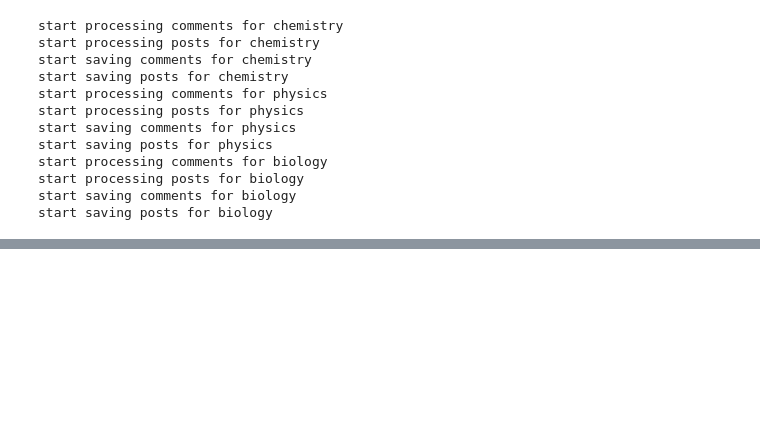
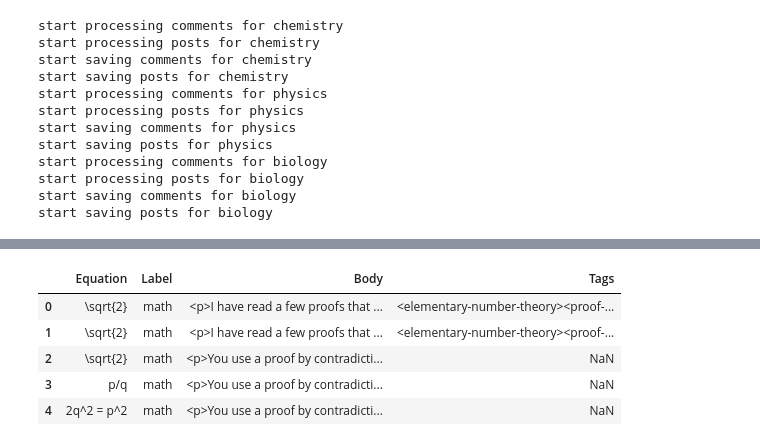
Before and after one commit to gdso-math/math-stack, a Jupyter notebook: notebooks/01_data_preprocessing.ipynb, the cells around one changed output, grey strips where cells are left out. Drawn from its saved outputs; the diff is of its cells as text; code cells hidden in the pictures; blank space fills up the shorter version.

```diff
--- a/notebooks/01_data_preprocessing.ipynb
+++ b/notebooks/01_data_preprocessing.ipynb
@@ -134,0 +187,14 @@ start saving posts for biology
+# %%
+math_post_rows = []
+_ = math_post.apply(lambda row: [math_post_rows.append([eqn, row["Label"], row["Body"], row["Tags"]]) for eqn in row.Equation], axis=1)
+# %%
+math_post_eqn_filtered = pd.DataFrame(math_post_rows, columns=["Equation", "Label", "Body", "Tags"])
+# %%
+math_post_eqn_filtered.head()
+# %% [output]
+|  | Equation | Label | Body | Tags |
+| 0 | \sqrt{2} | math | <p>I have read a few proofs that ... | <elementary-number-theory><proof-... |
+| 1 | \sqrt{2} | math | <p>I have read a few proofs that ... | <elementary-number-theory><proof-... |
+| 2 | \sqrt{2} | math | <p>You use a proof by contradicti... | NaN |
+| 3 | p/q | math | <p>You use a proof by contradicti... | NaN |
+| 4 | 2q^2 = p^2 | math | <p>You use a proof by contradicti... | NaN |
```
Also changed, not shown: parts of 11 cells of this notebook, 1 other file.
